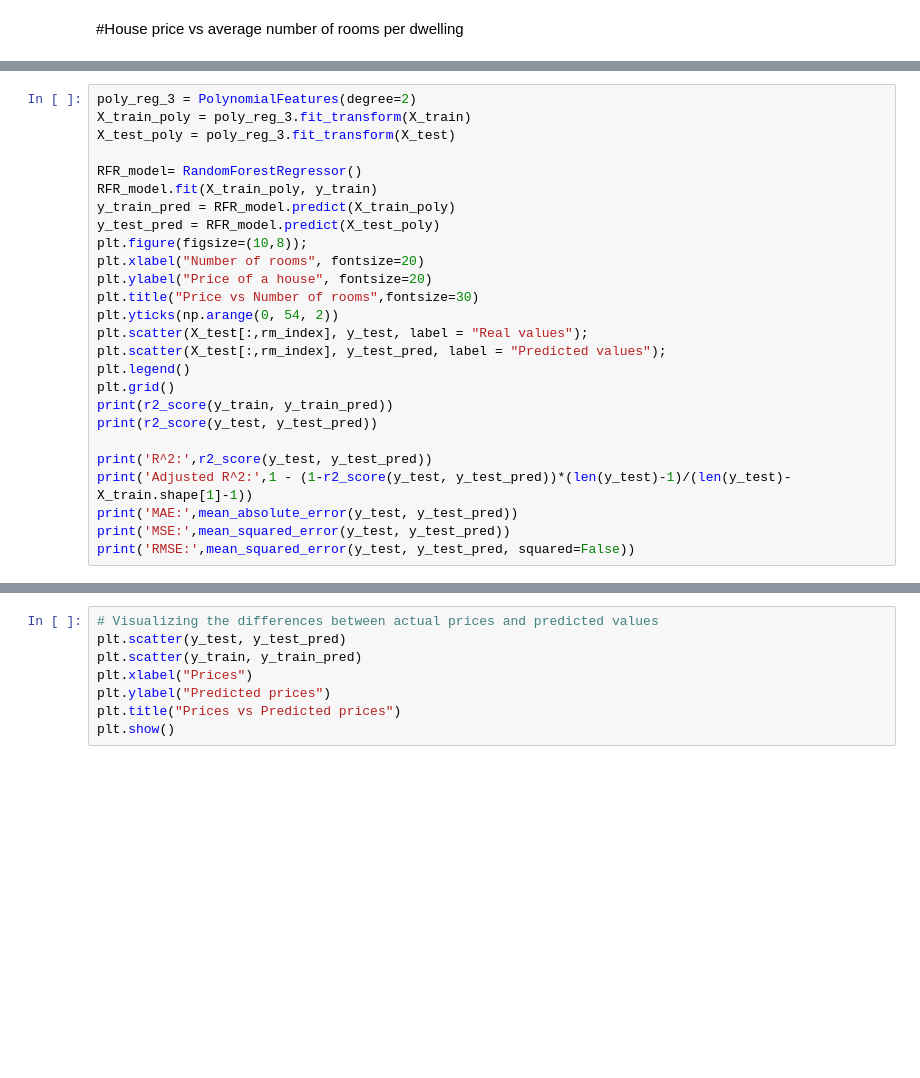
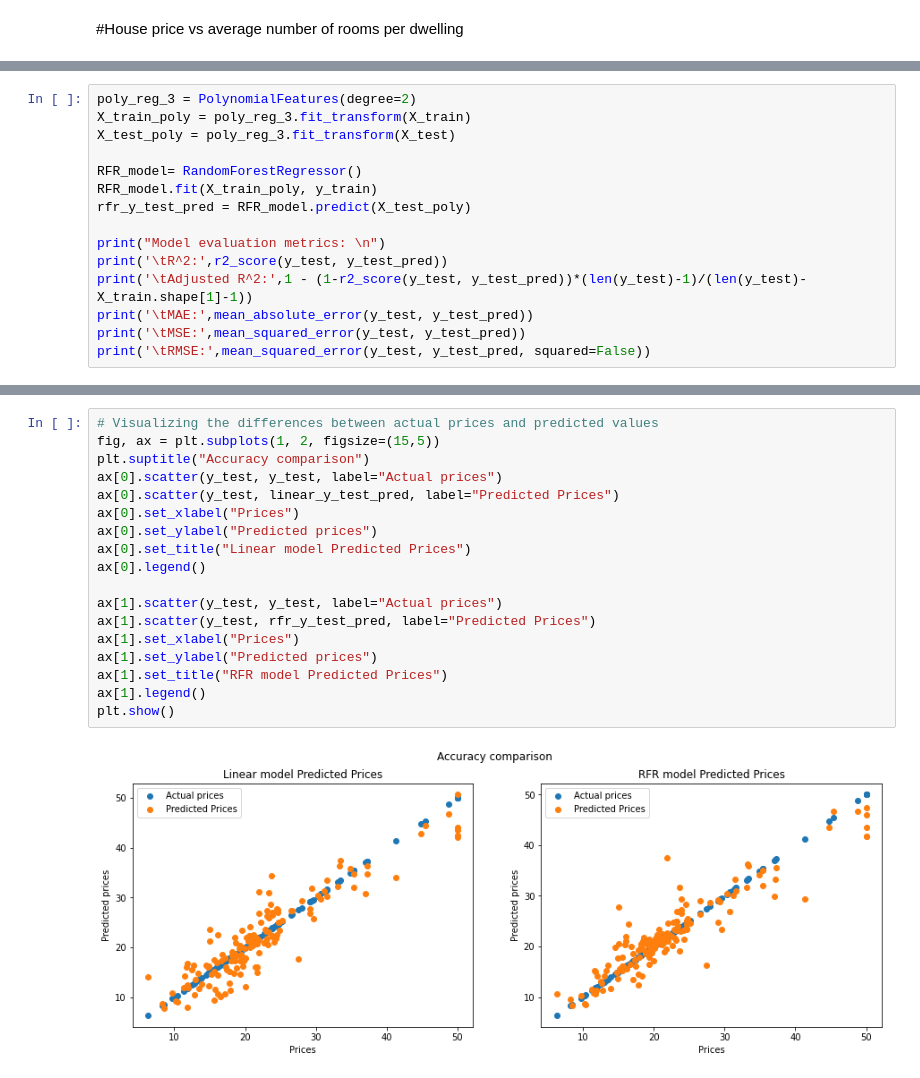
Before and after one commit to ciurkoj/AI-project, a Jupyter notebook: boston_housing_model.ipynb, the cells around one changed output, grey strips where cells are left out. Cells and saved outputs as stored; diff of their text form; blank space fills up the shorter version.

Commit message:
Code improvement and explaination
Added plot_models() function for better data and code presentation

TODO: More code description needed

```diff
--- a/boston_housing_model.ipynb
+++ b/boston_housing_model.ipynb
@@ -346,22 +279,11 @@ X_test_poly = poly_reg_3.fit_transform(X_test)
 
 RFR_model= RandomForestRegressor()
 RFR_model.fit(X_train_poly, y_train)
-y_train_pred = RFR_model.predict(X_train_poly)
-y_test_pred = RFR_model.predict(X_test_poly)
-plt.figure(figsize=(10,8));
-plt.xlabel("Number of rooms", fontsize=20)
-plt.ylabel("Price of a house", fontsize=20)
-plt.title("Price vs Number of rooms",fontsize=30)
-plt.yticks(np.arange(0, 54, 2))
-plt.scatter(X_test[:,rm_index], y_test, label = "Real values");
-plt.scatter(X_test[:,rm_index], y_test_pred, label = "Predicted values");
-plt.legend()
-plt.grid()
-print(r2_score(y_train, y_train_pred))
-print(r2_score(y_test, y_test_pred))
+rfr_y_test_pred = RFR_model.predict(X_test_poly)
 
-print('R^2:',r2_score(y_test, y_test_pred))
-print('Adjusted R^2:',1 - (1-r2_score(y_test, y_test_pred))*(len(y_test)-1)/(len(y_test)-X_train.shape[1]-1))
-print('MAE:',mean_absolute_error(y_test, y_test_pred))
-print('MSE:',mean_squared_error(y_test, y_test_pred))
-print('RMSE:',mean_squared_error(y_test, y_test_pred, squared=False))
+print("Model evaluation metrics: \n")
+print('\tR^2:',r2_score(y_test, y_test_pred))
+print('\tAdjusted R^2:',1 - (1-r2_score(y_test, y_test_pred))*(len(y_test)-1)/(len(y_test)-X_train.shape[1]-1))
+print('\tMAE:',mean_absolute_error(y_test, y_test_pred))
+print('\tMSE:',mean_squared_error(y_test, y_test_pred))
+print('\tRMSE:',mean_squared_error(y_test, y_test_pred, squared=False))
@@ -368,9 +298,21 @@ print('RMSE:',mean_squared_error(y_test, y_test_pred, squared=False))
-# %%
-# Visualizing the differences between actual prices and predicted values
-plt.scatter(y_test, y_test_pred)
-plt.scatter(y_train, y_train_pred)
-plt.xlabel("Prices")
-plt.ylabel("Predicted prices")
-plt.title("Prices vs Predicted prices")
-plt.show()
+# %%
+# Visualizing the differences between actual prices and predicted values
+fig, ax = plt.subplots(1, 2, figsize=(15,5))
+plt.suptitle("Accuracy comparison")
+ax[0].scatter(y_test, y_test, label="Actual prices")
+ax[0].scatter(y_test, linear_y_test_pred, label="Predicted Prices")
+ax[0].set_xlabel("Prices")
+ax[0].set_ylabel("Predicted prices")
+ax[0].set_title("Linear model Predicted Prices")
+ax[0].legend()
+
+ax[1].scatter(y_test, y_test, label="Actual prices")
+ax[1].scatter(y_test, rfr_y_test_pred, label="Predicted Prices")
+ax[1].set_xlabel("Prices")
+ax[1].set_ylabel("Predicted prices")
+ax[1].set_title("RFR model Predicted Prices")
+ax[1].legend()
+plt.show()
+# %% [output]
+[figure, added]
 # %%
```
Also changed, not shown: parts of 36 cells of this notebook.
